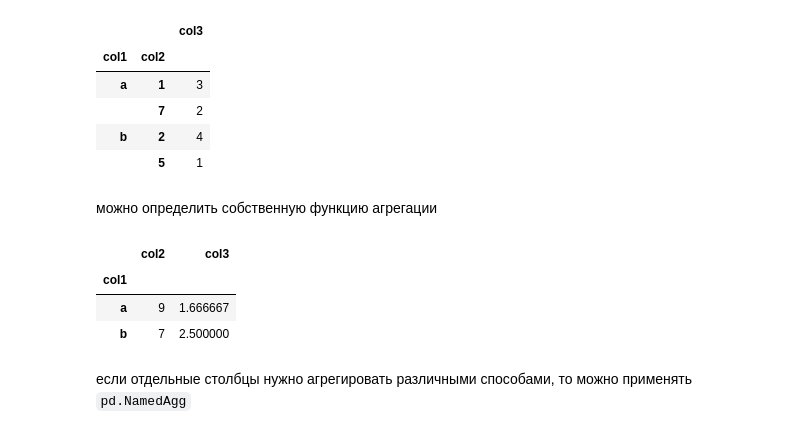
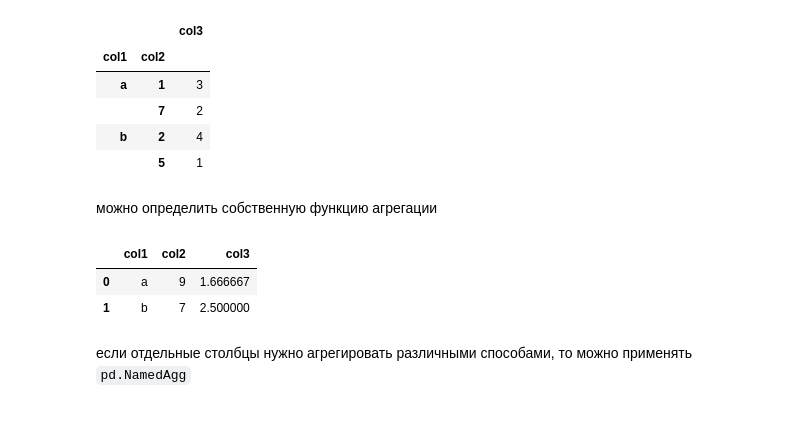
Before and after one commit to alexmk7/python-2023, a Jupyter notebook: 04.Pandas_Introduction.ipynb, the cells around one changed output. Cells and saved outputs as stored; diff of their text form; code cells hidden in the pictures.

```diff
--- a/04.Pandas_Introduction.ipynb
+++ b/04.Pandas_Introduction.ipynb
@@ -470,13 +472,12 @@ df.groupby(["col1", "col2"]).sum()
 # %%
 def our_agg_func(x: pd.Series):
     return x.mean()
 
-df.groupby("col1").agg({"col2": "sum", "col3": our_agg_func})
+df.groupby("col1", as_index=False).agg({"col2": "sum", "col3": our_agg_func})
 # %% [output]
-|  | col2 | col3 |
-| col1 |  |  |
-| a | 9 | 1.666667 |
-| b | 7 | 2.500000 |
+|  | col1 | col2 | col3 |
+| 0 | a | 9 | 1.666667 |
+| 1 | b | 7 | 2.500000 |
 # %% [markdown]
 если отдельные столбцы нужно агрегировать различными способами, то можно применять `pd.NamedAgg`
 # %%
```
Also changed, not shown: parts of 13 cells of this notebook, 1 other file.
